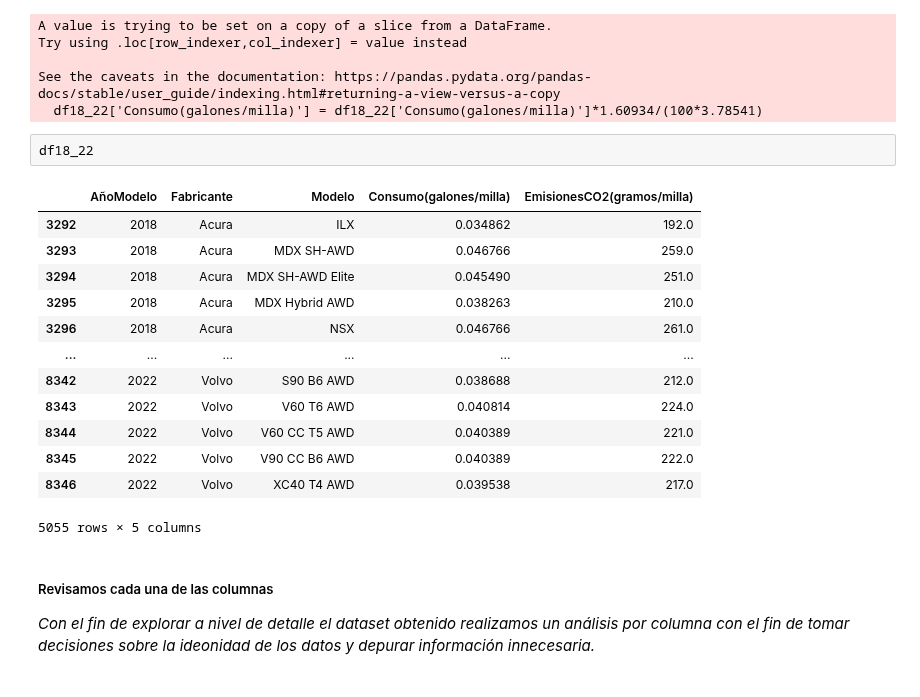
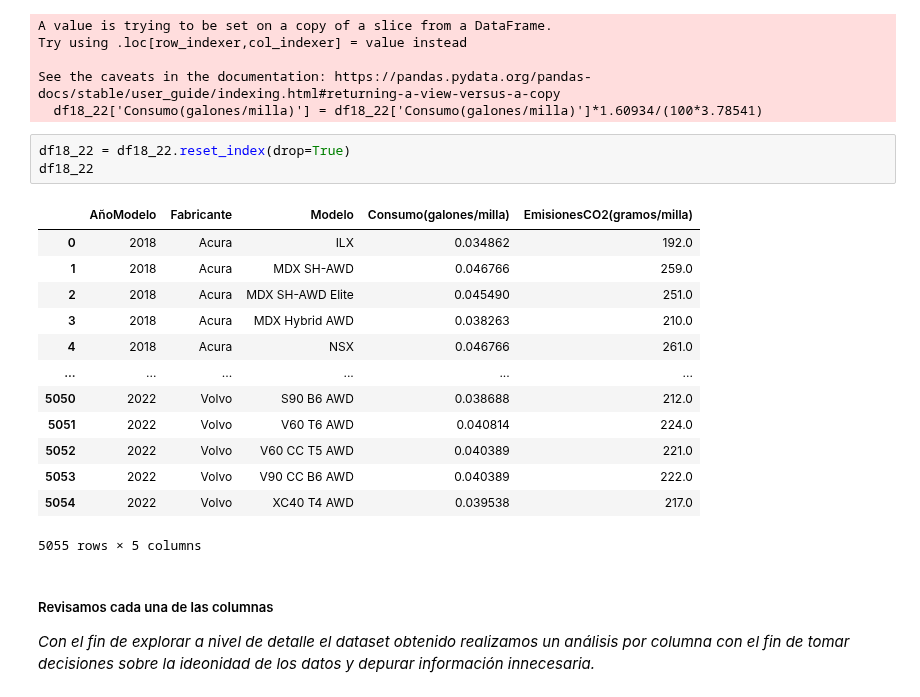
Before and after one commit to clblommberg/MVP_ML_TransporteNY, a Jupyter notebook: notebooks/02 EDA ambiental.ipynb, the cells around one changed output. Drawn from its saved outputs; the diff is of its cells as text.

```diff
--- a/notebooks/02 EDA ambiental.ipynb
+++ b/notebooks/02 EDA ambiental.ipynb
@@ -1353,22 +1415,23 @@ Try using .loc[row_indexer,col_indexer] = value instead
 
 See the caveats in the documentation: https://pandas.pydata.org/pandas-docs/stable/user_guide/indexing.html#returning-a-view-versus-a-copy
   df18_22['Consumo(galones/milla)'] = df18_22['Consumo(galones/milla)']*1.60934/(100*3.78541)
-# %%
-df18_22
-# %% [output]
-|  | AñoModelo | Fabricante | Modelo | Consumo(galones/milla) | EmisionesCO2(gramos/milla) |
-| 3292 | 2018 | Acura | ILX | 0.034862 | 192.0 |
-| 3293 | 2018 | Acura | MDX SH-AWD | 0.046766 | 259.0 |
-| 3294 | 2018 | Acura | MDX SH-AWD Elite | 0.045490 | 251.0 |
-| 3295 | 2018 | Acura | MDX Hybrid AWD | 0.038263 | 210.0 |
-| 3296 | 2018 | Acura | NSX | 0.046766 | 261.0 |
-| ... | ... | ... | ... | ... | ... |
-| 8342 | 2022 | Volvo | S90 B6 AWD | 0.038688 | 212.0 |
-| 8343 | 2022 | Volvo | V60 T6 AWD | 0.040814 | 224.0 |
-| 8344 | 2022 | Volvo | V60 CC T5 AWD | 0.040389 | 221.0 |
-| 8345 | 2022 | Volvo | V90 CC B6 AWD | 0.040389 | 222.0 |
-| 8346 | 2022 | Volvo | XC40 T4 AWD | 0.039538 | 217.0 |
-5055 rows × 5 columns
+# %%
+df18_22 = df18_22.reset_index(drop=True)
+df18_22
+# %% [output]
+|  | AñoModelo | Fabricante | Modelo | Consumo(galones/milla) | EmisionesCO2(gramos/milla) |
+| 0 | 2018 | Acura | ILX | 0.034862 | 192.0 |
+| 1 | 2018 | Acura | MDX SH-AWD | 0.046766 | 259.0 |
+| 2 | 2018 | Acura | MDX SH-AWD Elite | 0.045490 | 251.0 |
+| 3 | 2018 | Acura | MDX Hybrid AWD | 0.038263 | 210.0 |
+| 4 | 2018 | Acura | NSX | 0.046766 | 261.0 |
+| ... | ... | ... | ... | ... | ... |
+| 5050 | 2022 | Volvo | S90 B6 AWD | 0.038688 | 212.0 |
+| 5051 | 2022 | Volvo | V60 T6 AWD | 0.040814 | 224.0 |
+| 5052 | 2022 | Volvo | V60 CC T5 AWD | 0.040389 | 221.0 |
+| 5053 | 2022 | Volvo | V90 CC B6 AWD | 0.040389 | 222.0 |
+| 5054 | 2022 | Volvo | XC40 T4 AWD | 0.039538 | 217.0 |
+5055 rows × 5 columns
 # %% [markdown]
 ##### Revisamos cada una de las columnas
 
```
Also changed, not shown: parts of 9 cells of this notebook.
